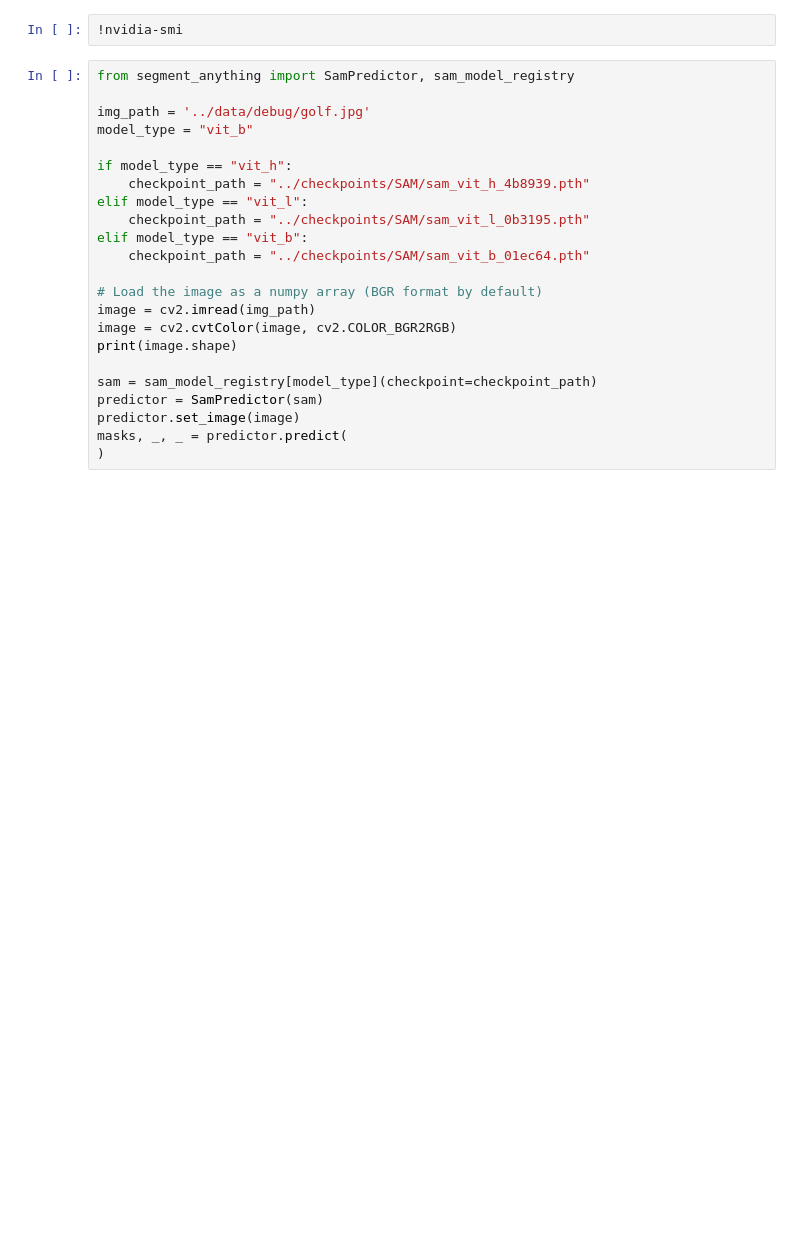
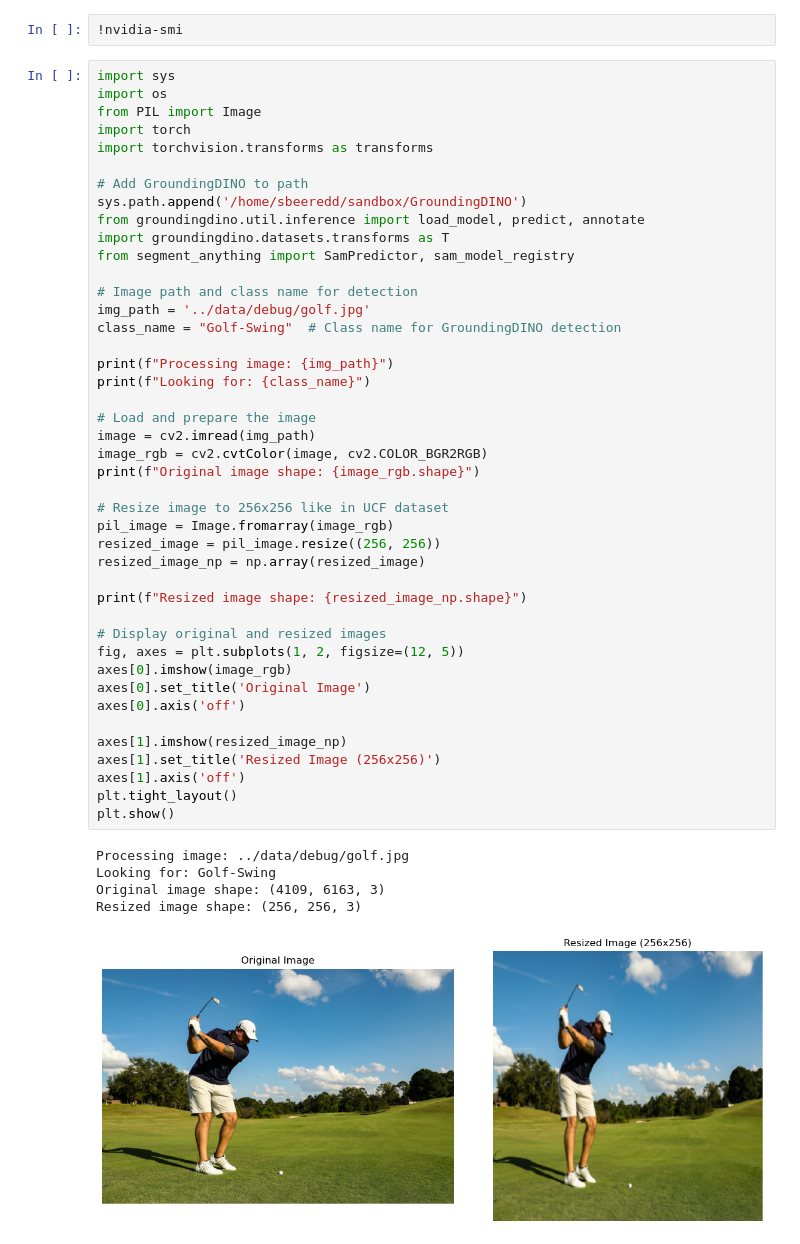
Before and after one commit to sbeeredd04/sandbox, a Jupyter notebook: Deep-Geometric-Moment/books/SAM.ipynb, the cells around one changed output. Drawn from its saved outputs; the diff is of its cells as text; blank space fills up the shorter version.

```diff
--- a/Deep-Geometric-Moment/books/SAM.ipynb
+++ b/Deep-Geometric-Moment/books/SAM.ipynb
@@ -56,25 +44,51 @@ for mask in masks:
 # %%
 !nvidia-smi
 # %%
+import sys
+import os
+from PIL import Image
+import torch
+import torchvision.transforms as transforms
+
+# Add GroundingDINO to path
+sys.path.append('/home/sbeeredd/sandbox/GroundingDINO')
+from groundingdino.util.inference import load_model, predict, annotate
+import groundingdino.datasets.transforms as T
 from segment_anything import SamPredictor, sam_model_registry
 
+# Image path and class name for detection
 img_path = '../data/debug/golf.jpg'
-model_type = "vit_b"
+class_name = "Golf-Swing"  # Class name for GroundingDINO detection
 
-if model_type == "vit_h":
-    checkpoint_path = "../checkpoints/SAM/sam_vit_h_4b8939.pth"
-elif model_type == "vit_l":
-    checkpoint_path = "../checkpoints/SAM/sam_vit_l_0b3195.pth"
-elif model_type == "vit_b":
-    checkpoint_path = "../checkpoints/SAM/sam_vit_b_01ec64.pth"
+print(f"Processing image: {img_path}")
+print(f"Looking for: {class_name}")
 
-# Load the image as a numpy array (BGR format by default)
+# Load and prepare the image
 image = cv2.imread(img_path)
-image = cv2.cvtColor(image, cv2.COLOR_BGR2RGB)
-print(image.shape)
+image_rgb = cv2.cvtColor(image, cv2.COLOR_BGR2RGB)
+print(f"Original image shape: {image_rgb.shape}")
 
-sam = sam_model_registry[model_type](checkpoint=checkpoint_path)
-predictor = SamPredictor(sam)
-predictor.set_image(image)
-masks, _, _ = predictor.predict(
-)
+# Resize image to 256x256 like in UCF dataset
+pil_image = Image.fromarray(image_rgb)
+resized_image = pil_image.resize((256, 256))
+resized_image_np = np.array(resized_image)
+
+print(f"Resized image shape: {resized_image_np.shape}")
+
+# Display original and resized images
+fig, axes = plt.subplots(1, 2, figsize=(12, 5))
+axes[0].imshow(image_rgb)
+axes[0].set_title('Original Image')
+axes[0].axis('off')
+
+axes[1].imshow(resized_image_np)
+axes[1].set_title('Resized Image (256x256)')
+axes[1].axis('off')
+plt.tight_layout()
+plt.show()
+# %% [output]
+Processing image: ../data/debug/golf.jpg
+Looking for: Golf-Swing
+Original image shape: (4109, 6163, 3)
+Resized image shape: (256, 256, 3)
+[figure, added]
```
Also changed, not shown: parts of 7 cells of this notebook, 3 other files.
